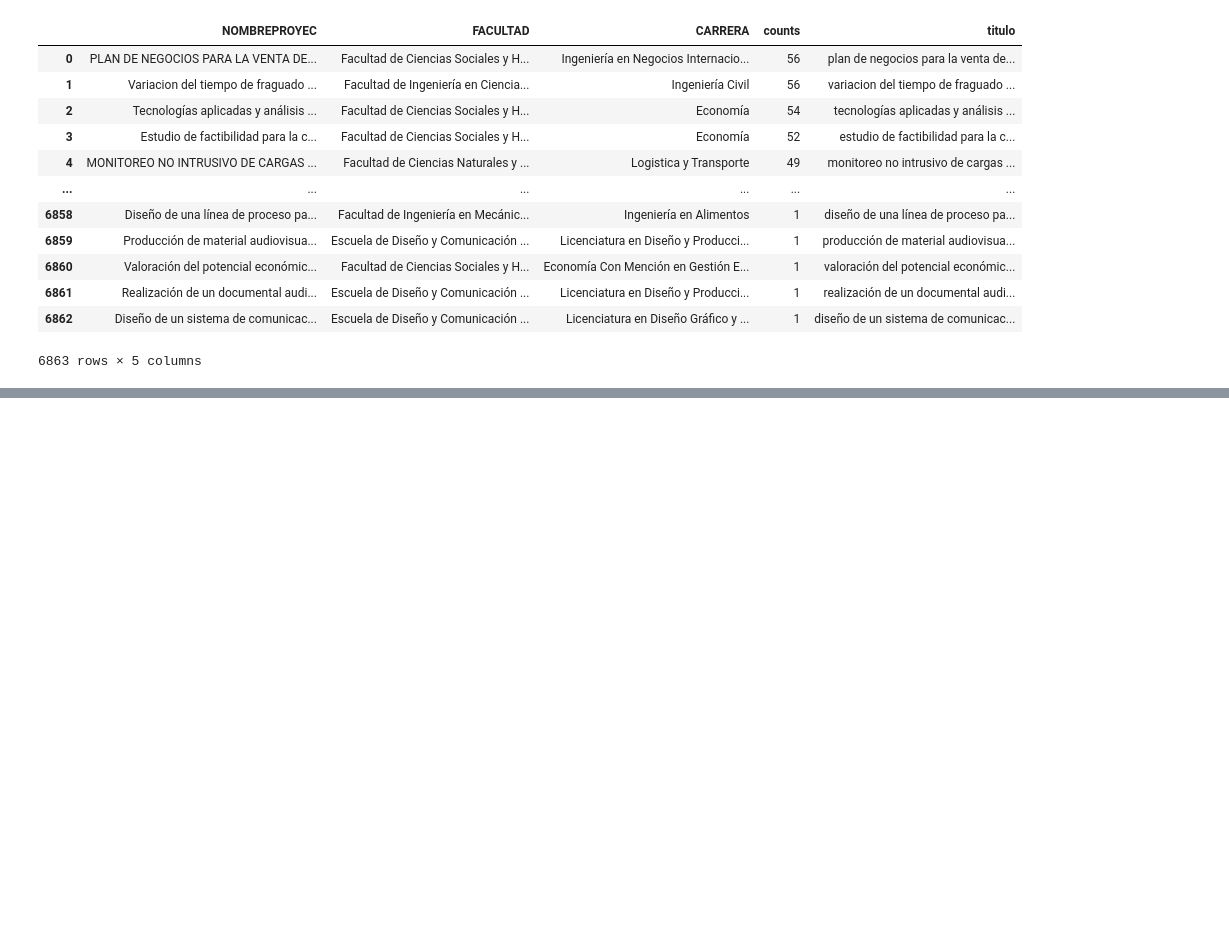
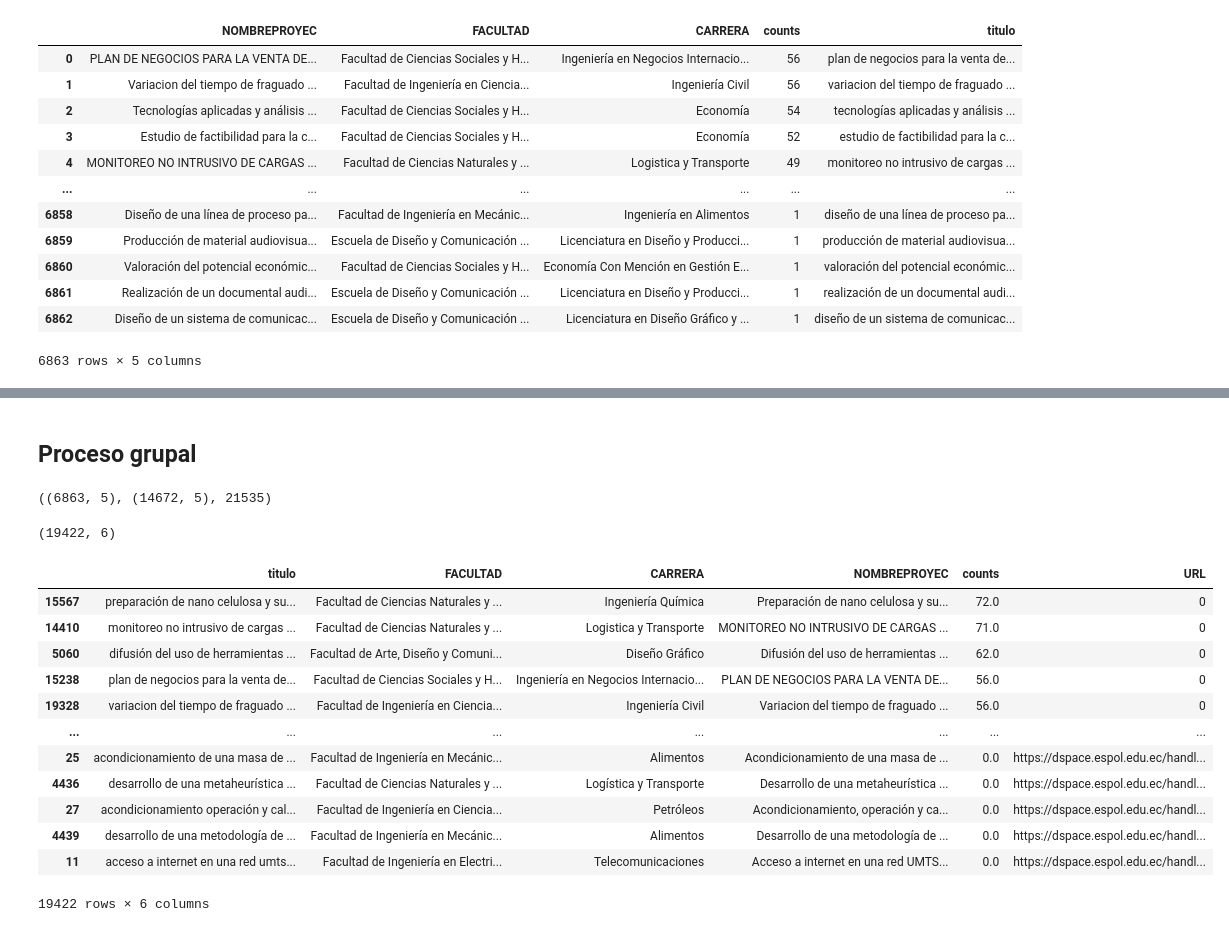
Before and after one commit to stevenaraujo98/project-carrear-classification, a Jupyter notebook: 1_preprocessing.ipynb, the cells around one changed output, grey strips where cells are left out. Drawn from its saved outputs; the diff is of its cells as text; code cells hidden in the pictures; blank space fills up the shorter version.

```diff
--- a/1_preprocessing.ipynb
+++ b/1_preprocessing.ipynb
@@ -133,0 +139,13 @@ Name: count, dtype: int64
+# %%
+folders_list = glob.glob('dspace/results/*/*.csv')
+# %%
+# concat in a single dataframe
+df_complete = pd.DataFrame()
+count_base = 0
+for facultad in folders_list:
+    print(facultad)
+    df = pd.read_csv(facultad)
+    print(df.shape)
+    df_complete = pd.concat([df_complete, df])
+    count_base += df.shape[0]
+df_complete.reset_index(drop=True, inplace=True)
@@ -133,0 +197,2 @@ Name: count, dtype: int64
+# %%
+df_complete["titulo"] = df_complete["NOMBREPROYEC"].apply(apply_function_name)
@@ -133,0 +253,28 @@ Name: count, dtype: int64
+# %% [markdown]
+## Proceso grupal
+# %%
+df_projects.shape, df_complete.shape, df_projects.shape[0] + df_complete.shape[0]
+# %% [output]
+((6863, 5), (14672, 5), 21535)
+# %%
+df_projects_complete = pd.concat([df_projects, df_complete]).groupby(["titulo", "FACULTAD", "CARRERA"]).sum().reset_index().sort_values(by='counts', ascending=False)
+# %%
+df_projects_complete.shape
+# %% [output]
+(19422, 6)
+# %%
+df_projects_complete
+# %% [output]
+|  | titulo | FACULTAD | CARRERA | NOMBREPROYEC | counts | URL |
+| 15567 | preparación de nano celulosa y su... | Facultad de Ciencias Naturales y ... | Ingeniería Química | Preparación de nano celulosa y su... | 72.0 | 0 |
+| 14410 | monitoreo no intrusivo de cargas ... | Facultad de Ciencias Naturales y ... | Logistica y Transporte | MONITOREO NO INTRUSIVO DE CARGAS ... | 71.0 | 0 |
+| 5060 | difusión del uso de herramientas ... | Facultad de Arte, Diseño y Comuni... | Diseño Gráfico | Difusión del uso de herramientas ... | 62.0 | 0 |
+| 15238 | plan de negocios para la venta de... | Facultad de Ciencias Sociales y H... | Ingeniería en Negocios Internacio... | PLAN DE NEGOCIOS PARA LA VENTA DE... | 56.0 | 0 |
+| 19328 | variacion del tiempo de fraguado ... | Facultad de Ingeniería en Ciencia... | Ingeniería Civil | Variacion del tiempo de fraguado ... | 56.0 | 0 |
+| ... | ... | ... | ... | ... | ... | ... |
+| 25 | acondicionamiento de una masa de ... | Facultad de Ingeniería en Mecánic... | Alimentos | Acondicionamiento de una masa de ... | 0.0 | https://dspace.espol.edu.ec/handl... |
+| 4436 | desarrollo de una metaheurística ... | Facultad de Ciencias Naturales y ... | Logística y Transporte | Desarrollo de una metaheurística ... | 0.0 | https://dspace.espol.edu.ec/handl... |
+| 27 | acondicionamiento operación y cal... | Facultad de Ingeniería en Ciencia... | Petróleos | Acondicionamiento, operación y ca... | 0.0 | https://dspace.espol.edu.ec/handl... |
+| 4439 | desarrollo de una metodología de ... | Facultad de Ingeniería en Mecánic... | Alimentos | Desarrollo de una metodología de ... | 0.0 | https://dspace.espol.edu.ec/handl... |
+| 11 | acceso a internet en una red umts... | Facultad de Ingeniería en Electri... | Telecomunicaciones | Acceso a internet en una red UMTS... | 0.0 | https://dspace.espol.edu.ec/handl... |
+19422 rows × 6 columns
```
Also changed, not shown: parts of 18 cells of this notebook, 18 other files.
